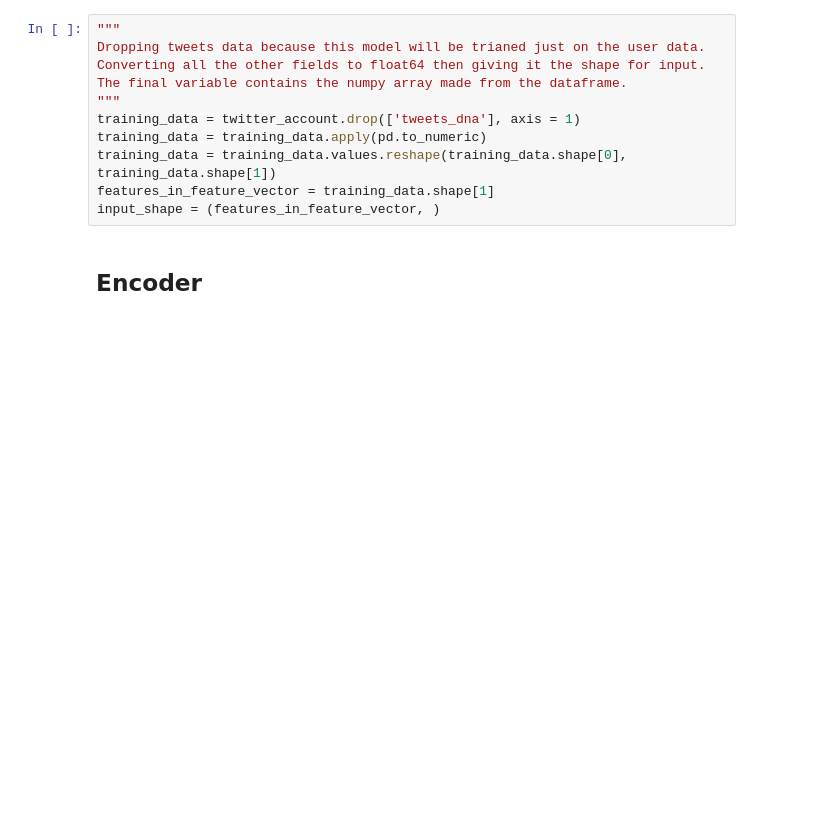
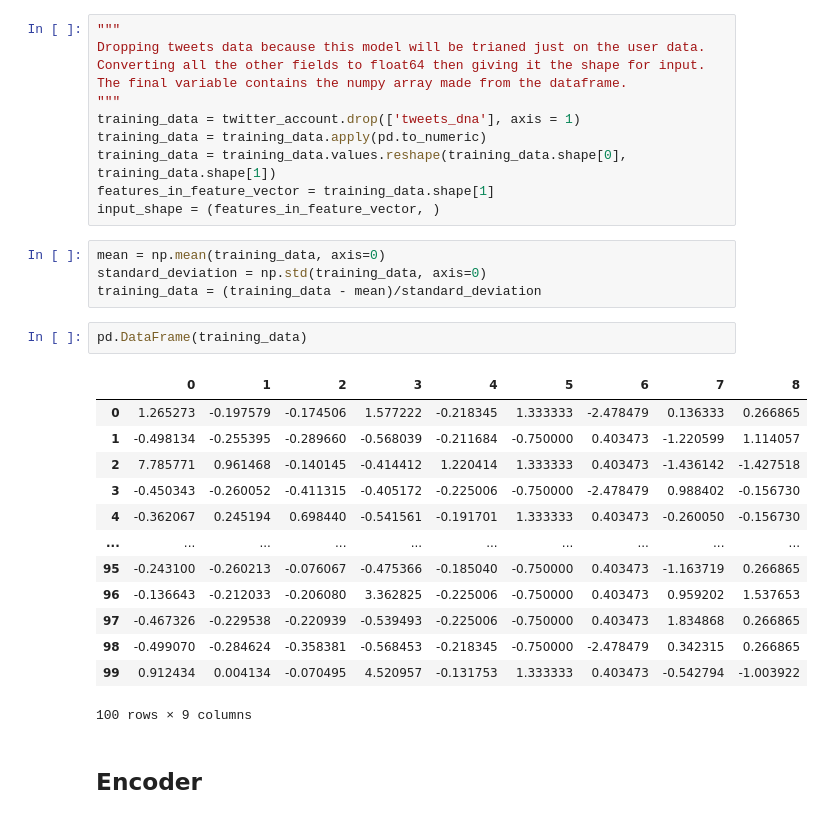
Before and after one commit to UsamaMalick/Spotting-Fake-users-on-Twitter, a Jupyter notebook: notebooks/sfuot.ipynb, the cells around one changed output. Cells and saved outputs as stored; diff of their text form; blank space fills up the shorter version.

```diff
--- a/notebooks/sfuot.ipynb
+++ b/notebooks/sfuot.ipynb
@@ -185,6 +201,26 @@ training_data = training_data.apply(pd.to_numeric)
 training_data = training_data.values.reshape(training_data.shape[0], training_data.shape[1])
 features_in_feature_vector = training_data.shape[1]
 input_shape = (features_in_feature_vector, )
+# %%
+mean = np.mean(training_data, axis=0)
+standard_deviation = np.std(training_data, axis=0)
+training_data = (training_data - mean)/standard_deviation
+# %%
+pd.DataFrame(training_data)
+# %% [output]
+|  | 0 | 1 | 2 | 3 | 4 | 5 | 6 | 7 | 8 |
+| 0 | 1.265273 | -0.197579 | -0.174506 | 1.577222 | -0.218345 | 1.333333 | -2.478479 | 0.136333 | 0.266865 |
+| 1 | -0.498134 | -0.255395 | -0.289660 | -0.568039 | -0.211684 | -0.750000 | 0.403473 | -1.220599 | 1.114057 |
+| 2 | 7.785771 | 0.961468 | -0.140145 | -0.414412 | 1.220414 | 1.333333 | 0.403473 | -1.436142 | -1.427518 |
+| 3 | -0.450343 | -0.260052 | -0.411315 | -0.405172 | -0.225006 | -0.750000 | -2.478479 | 0.988402 | -0.156730 |
+| 4 | -0.362067 | 0.245194 | 0.698440 | -0.541561 | -0.191701 | 1.333333 | 0.403473 | -0.260050 | -0.156730 |
+| ... | ... | ... | ... | ... | ... | ... | ... | ... | ... |
+| 95 | -0.243100 | -0.260213 | -0.076067 | -0.475366 | -0.185040 | -0.750000 | 0.403473 | -1.163719 | 0.266865 |
+| 96 | -0.136643 | -0.212033 | -0.206080 | 3.362825 | -0.225006 | -0.750000 | 0.403473 | 0.959202 | 1.537653 |
+| 97 | -0.467326 | -0.229538 | -0.220939 | -0.539493 | -0.225006 | -0.750000 | 0.403473 | 1.834868 | 0.266865 |
+| 98 | -0.499070 | -0.284624 | -0.358381 | -0.568453 | -0.218345 | -0.750000 | -2.478479 | 0.342315 | 0.266865 |
+| 99 | 0.912434 | 0.004134 | -0.070495 | 4.520957 | -0.131753 | 1.333333 | 0.403473 | -0.542794 | -1.003922 |
+100 rows × 9 columns
 # %% [markdown]
 ## Encoder
 # %%
```
Also changed, not shown: parts of 8 cells of this notebook.
